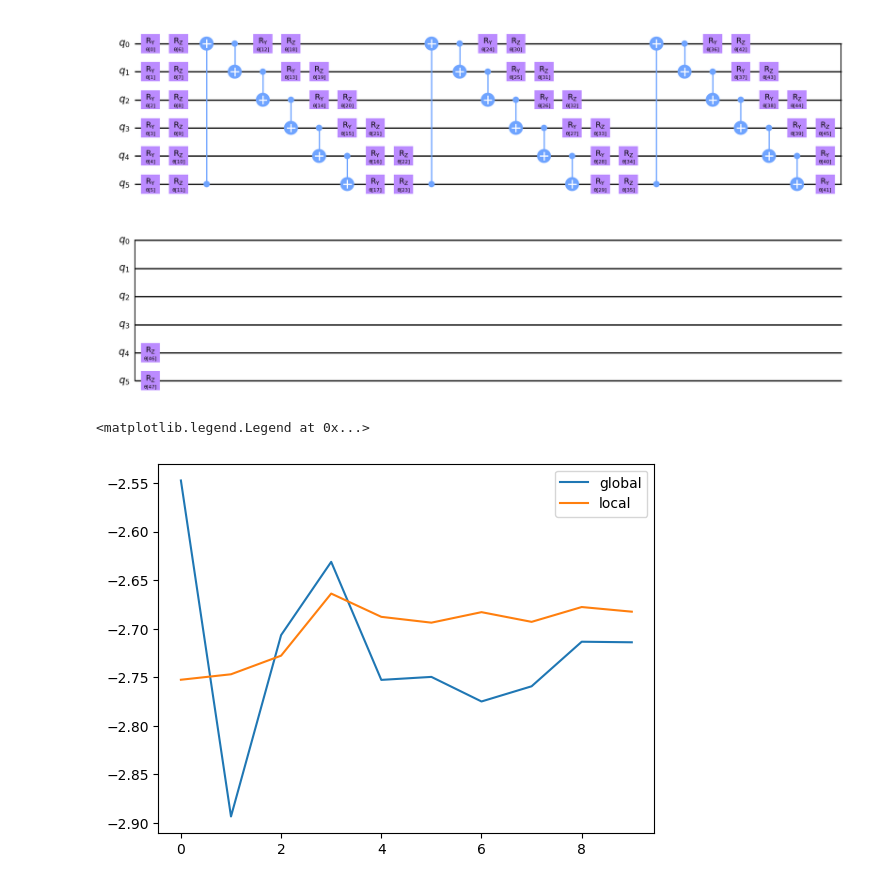
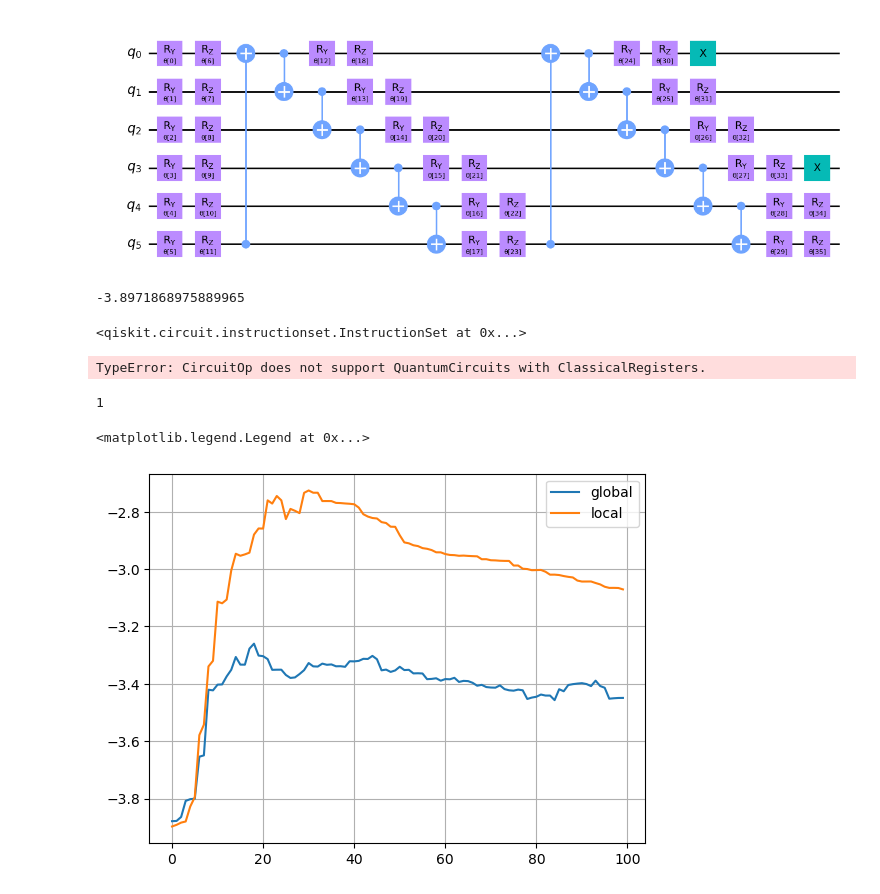
Before and after one commit to jgidi/quantum-barren-plateaus, a Jupyter notebook: notebooks/luciano/test_VQE_BeH2.ipynb, the cells around one changed output. Cells and saved outputs as stored; diff of their text form; code cells hidden in the pictures.

```diff
--- a/notebooks/luciano/test_VQE_BeH2.ipynb
+++ b/notebooks/luciano/test_VQE_BeH2.ipynb
@@ -22,7 +42,8 @@ exact_energy
 # %%
-reps   = 3
+reps   = 2
 ansatz = EfficientSU2( num_qubits, ['ry','rz'], 'circular', reps ).decompose()
-# ansatz.draw('mpl')
+ansatz.compose( QuantumCircuit.from_qasm_str( molecule['initial_state']), inplace=True )
+ansatz.draw('mpl')
 # %% [output]
-[figure, old version]
+[figure, new version]
 # %%
@@ -33 +55,5 @@ quantum_instance = QuantumInstance( AerSimulator() , shots = 2**4 )
+# %%
+energy_evaluation( hamiltonian, ansatz, pars, AerSimulator(method='statevector'))
+# %% [output]
+-3.8971868975889965
 # %%
@@ -39,7 +68,22 @@ data_shift    = [ energy_evaluation( hamiltonian, ansatz, x, AerSimulator(method
+# %%
+qc = QuantumCircuit(1,1)
+qc.h(0)
+qc.measure(0,0)
+# %% [output]
+<qiskit.circuit.instructionset.InstructionSet at 0x...>
+# %%
+of.StateFn( qc )
+# %% [output]
+TypeError: CircuitOp does not support QuantumCircuits with ClassicalRegisters.
+# %%
+qc.num_clbits
+# %% [output]
+1
 # %%
 plt.plot( data_global )
 plt.plot( data_shift )
+plt.grid()
 plt.legend(['global','local'])
 # %% [output]
 <matplotlib.legend.Legend at 0x...>
-[figure, old version]
+[figure, new version]
```
Also changed, not shown: parts of 7 cells of this notebook, 11 other files.
